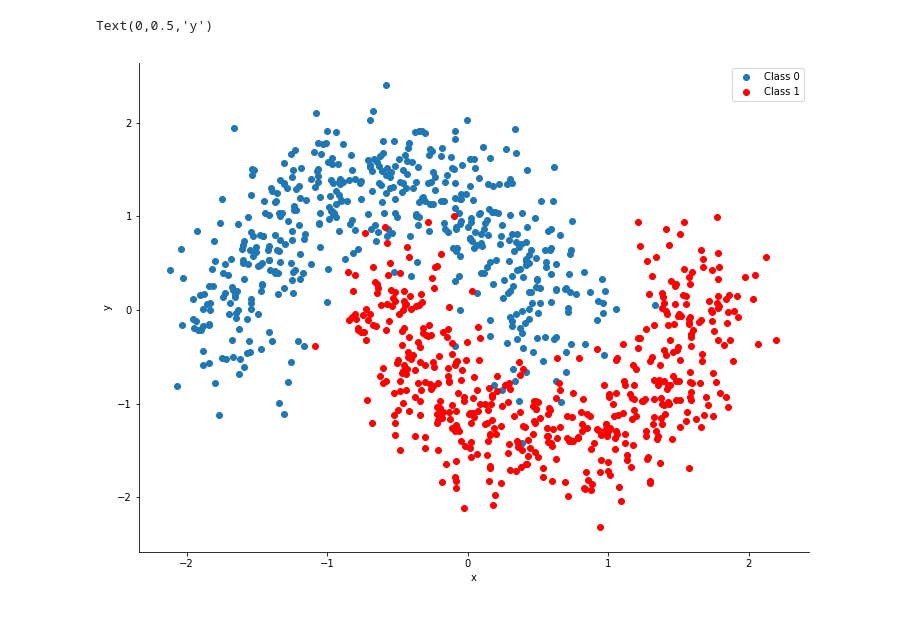
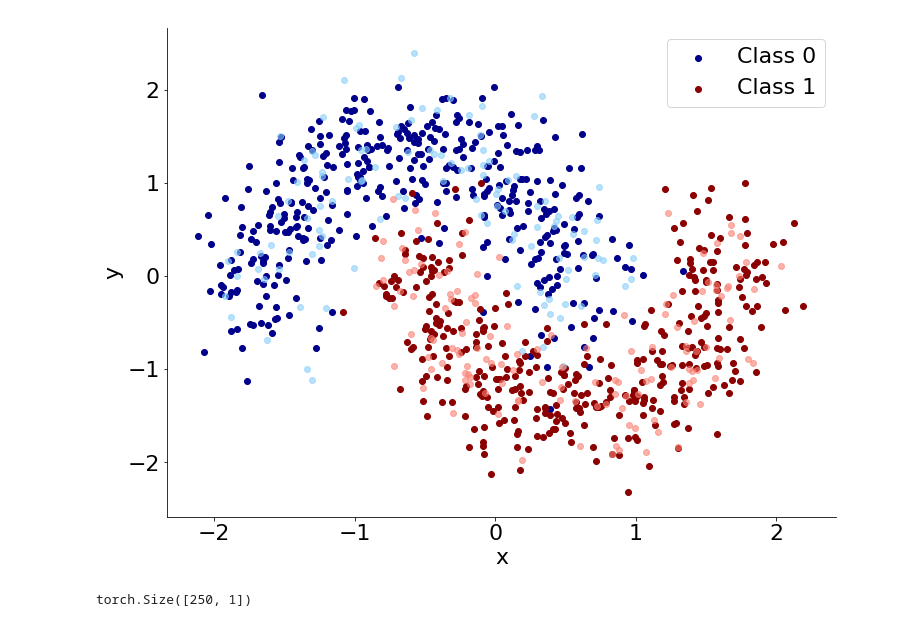
Before and after one commit to GitM0j0/KSGFS, a Jupyter notebook: toy_classification.ipynb, the cells around one changed output. Cells and saved outputs as stored; diff of their text form; code cells hidden in the pictures.

```diff
--- a/toy_classification.ipynb
+++ b/toy_classification.ipynb
@@ -6,9 +6,14 @@ import torch.utils.data
 
 import numpy as np
 
+import math
+
 from sklearn.preprocessing import scale
 from sklearn.cross_validation import train_test_split
 from sklearn.datasets import make_moons
 
+import matplotlib
 import matplotlib.pyplot as plt
 import seaborn as sns
+
+matplotlib.rcParams.update({'font.size': 22})
@@ -15,7 +22,32 @@ import seaborn as sns
 # %%
+np.random.seed(42)
+torch.manual_seed(42)
+
 X, Y = make_moons(noise=0.2, random_state=0, n_samples=1000)
 X = scale(X)
-X_train, X_test, y_train, y_test = train_test_split(X, Y, test_size=.5)
+X_train, X_val, y_train, y_val = train_test_split(X, Y, test_size=.25)
+# %%
+#sns.set(font_scale=1.75)
+fig, ax = plt.subplots(figsize=(12,9),sharex='all',sharey='all')
+#ax.scatter(X[Y==0, 0], X[Y==0, 1], label='Class 0')
+#ax.scatter(X[Y==1, 0], X[Y==1, 1], color='r', label='Class 1')
+ax.scatter(X_train[y_train==0, 0], X_train[y_train==0, 1],color='darkblue', label='Class 0',alpha=1)
+ax.scatter(X_train[y_train==1, 0], X_train[y_train==1, 1], color='darkred', label='Class 1',alpha=1)
+#ax.scatter(X_test[y_test==0, 0], X_test[y_test==0, 1],color='dodgerblue',alpha=0.6)
+#ax.scatter(X_test[y_test==1, 0], X_test[y_test==1, 1], color='red',alpha=0.6)
+ax.scatter(X_val[y_val==0, 0], X_val[y_val==0, 1],color='lightskyblue',alpha=0.6)
+ax.scatter(X_val[y_val==1, 0], X_val[y_val==1, 1], color='salmon',alpha=0.6)
+#ax.set_facecolor("white")
+sns.despine();
+ax.legend()
+ax.set_xlabel('x')
+ax.set_ylabel('y')
+
+
+matplotlib.rcParams.update({'font.size': 22})
+#matplotlib.rcParams.update({'axes.edgecolor': 'black'})
+# %% [output]
+[figure, added]
 # %%
 X_train = torch.FloatTensor(X_train)
 y_train = torch.FloatTensor(y_train).view(-1,1)
@@ -30,13 +67,7 @@ train_loader = torch.utils.data.DataLoader(train_data, batch_size=32, num_worker
-# %%
-fig, ax = plt.subplots(figsize=(12,9))
-ax.scatter(X[Y==0, 0], X[Y==0, 1], label='Class 0')
-ax.scatter(X[Y==1, 0], X[Y==1, 1], color='r', label='Class 1')
-sns.despine(); ax.legend()
-ax.set_xlabel('x')
-ax.set_ylabel('y')
-# %% [output]
-Text(0,0.5,'y')
-[figure, removed]
+# %%
+y_val.size()
+# %% [output]
+torch.Size([250, 1])
 # %%
 grid = np.mgrid[-3:3:100j,-3:3:100j]
 grid_2d = torch.FloatTensor(grid.reshape(2, -1).T)
```
Also changed, not shown: parts of 40 cells of this notebook, 1 other file.
